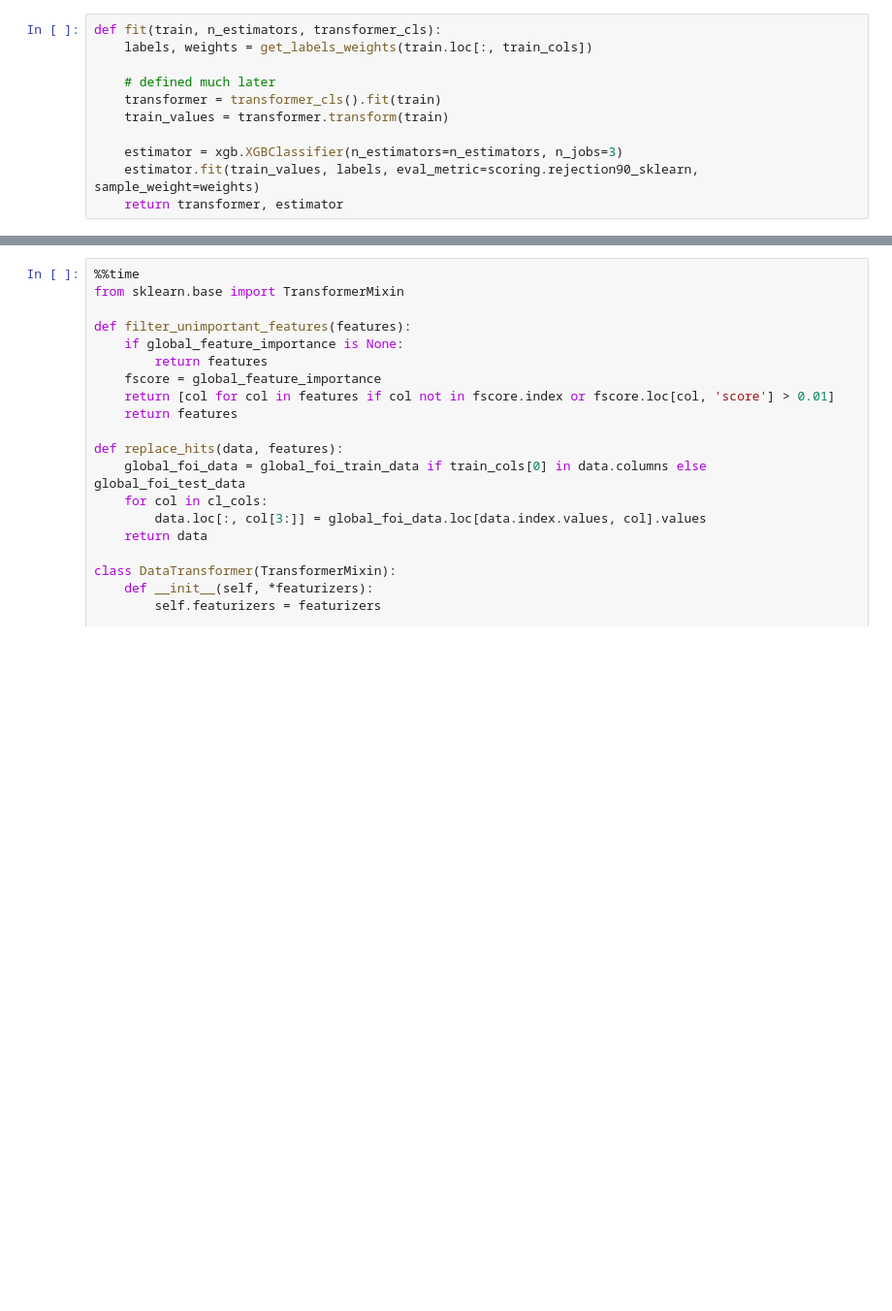
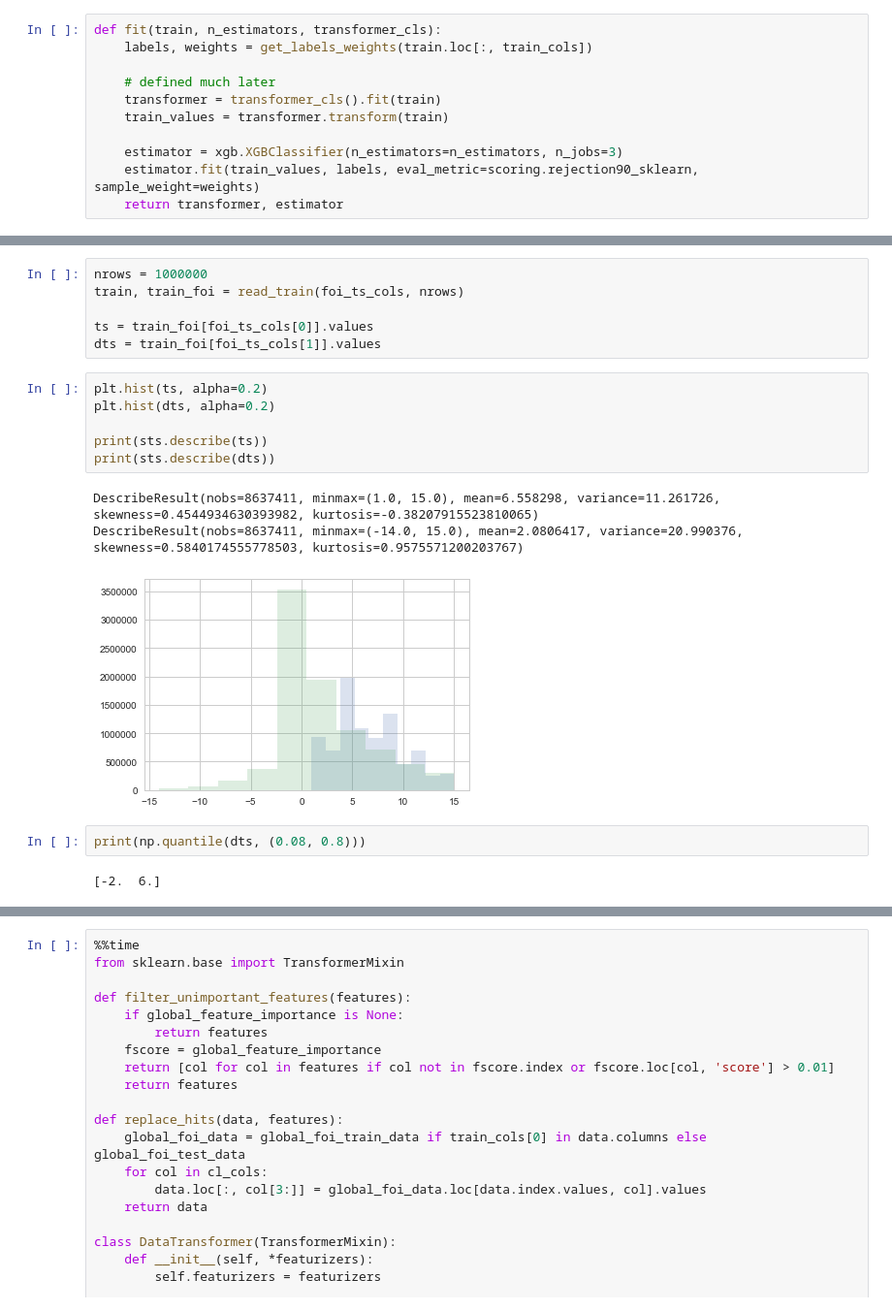
Before and after one commit to almaslov/idao2019, a Jupyter notebook: 09_foi.ipynb, the cells around one changed output, grey strips where cells are left out. Shown at 97% size. Cells and saved outputs as stored; diff of their text form; blank space fills up the shorter version.

```diff
--- a/09_foi.ipynb
+++ b/09_foi.ipynb
@@ -191,0 +120,20 @@ global_foi_train_data = fill_global_closest_matched_hits(train, train_foi)
+# %%
+nrows = 1000000
+train, train_foi = read_train(foi_ts_cols, nrows)
+
+ts = train_foi[foi_ts_cols[0]].values
+dts = train_foi[foi_ts_cols[1]].values
+# %%
+plt.hist(ts, alpha=0.2)
+plt.hist(dts, alpha=0.2)
+
+print(sts.describe(ts))
+print(sts.describe(dts))
+# %% [output]
+DescribeResult(nobs=8637411, minmax=(1.0, 15.0), mean=6.558298, variance=11.261726, skewness=0.4544934630393982, kurtosis=-0.38207915523810065)
+DescribeResult(nobs=8637411, minmax=(-14.0, 15.0), mean=2.0806417, variance=20.990376, skewness=0.5840174555778503, kurtosis=0.9575571200203767)
+[figure, added]
+# %%
+print(np.quantile(dts, (0.08, 0.8)))
+# %% [output]
+[-2.  6.]
```
Also changed, not shown: parts of 7 cells of this notebook, 1 other file.
